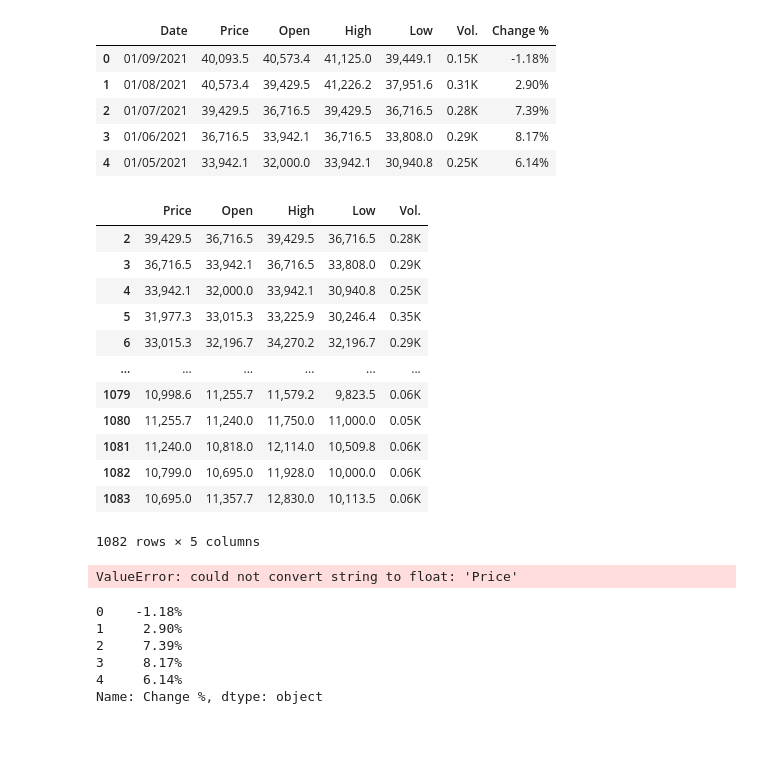
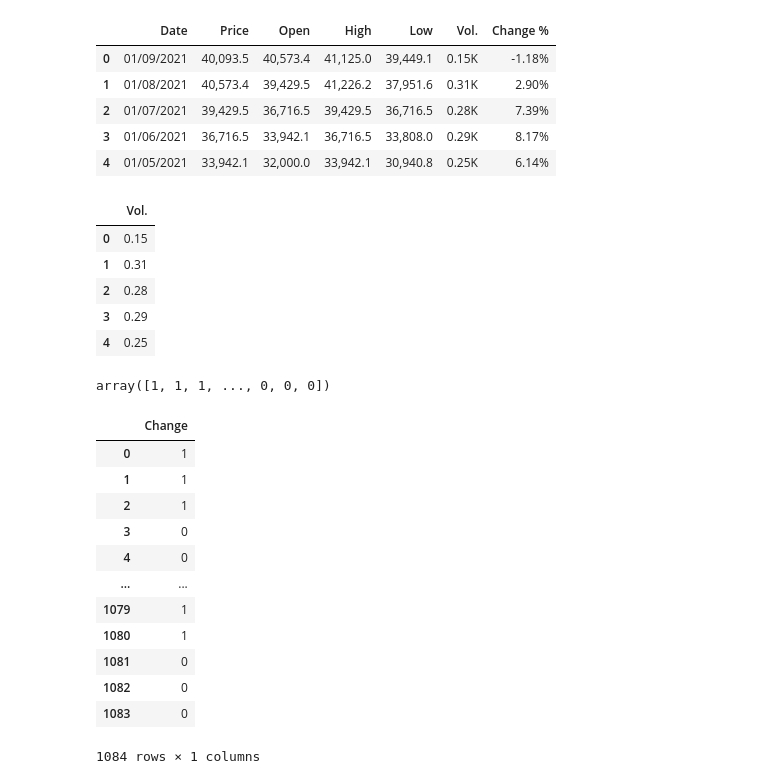
Before and after one commit to Praga3004/linear_regression, a Jupyter notebook: trade_predicton.ipynb, the cells around one changed output. Drawn from its saved outputs; the diff is of its cells as text; code cells hidden in the pictures; blank space fills up the shorter version.

```diff
--- a/trade_predicton.ipynb
+++ b/trade_predicton.ipynb
@@ -105 +110,15 @@ data.head()
+# %%
+temp.head()
+# %% [output]
+|  | Vol. |
+| 0 | 0.15 |
+| 1 | 0.31 |
+| 2 | 0.28 |
+| 3 | 0.29 |
+| 4 | 0.25 |
+# %%
+temp=np.asarray(data['Vol.'])
+temp=np.asarray([float(z)*1000 for z in temp])
+# %%
+data['Vol.']=temp
 # %%
@@ -107,21 +126,0 @@ x=data[['Price','Open','High','Low','Vol.']]
-# %%
-x[2 :]
-# %% [output]
-|  | Price | Open | High | Low | Vol. |
-| 2 | 39,429.5 | 36,716.5 | 39,429.5 | 36,716.5 | 0.28K |
-| 3 | 36,716.5 | 33,942.1 | 36,716.5 | 33,808.0 | 0.29K |
-| 4 | 33,942.1 | 32,000.0 | 33,942.1 | 30,940.8 | 0.25K |
-| 5 | 31,977.3 | 33,015.3 | 33,225.9 | 30,246.4 | 0.35K |
-| 6 | 33,015.3 | 32,196.7 | 34,270.2 | 32,196.7 | 0.29K |
-| ... | ... | ... | ... | ... | ... |
-| 1079 | 10,998.6 | 11,255.7 | 11,579.2 | 9,823.5 | 0.06K |
-| 1080 | 11,255.7 | 11,240.0 | 11,750.0 | 11,000.0 | 0.05K |
-| 1081 | 11,240.0 | 10,818.0 | 12,114.0 | 10,509.8 | 0.06K |
-| 1082 | 10,799.0 | 10,695.0 | 11,928.0 | 10,000.0 | 0.06K |
-| 1083 | 10,695.0 | 11,357.7 | 12,830.0 | 10,113.5 | 0.06K |
-1082 rows × 5 columns
-# %%
-
-x=np.asarray([float(z.replace(',','')) for z in x])
-# %% [output]
-ValueError: could not convert string to float: 'Price'
@@ -128,2 +130,4 @@ ValueError: could not convert string to float: 'Price'
 # %%
-y=data['Change %']
+y
+# %% [output]
+array([1, 1, 1, ..., 0, 0, 0])
@@ -130,9 +137,16 @@ y=data['Change %']
 # %%
-y.head()
+y
 # %% [output]
+|  | Change |
+| 0 | 1 |
+| 1 | 1 |
+| 2 | 1 |
+| 3 | 0 |
+| 4 | 0 |
+| ... | ... |
+| 1079 | 1 |
+| 1080 | 1 |
+| 1081 | 0 |
+| 1082 | 0 |
+| 1083 | 0 |
-0    -1.18%
-1     2.90%
-2     7.39%
-3     8.17%
-4     6.14%
-Name: Change %, dtype: object
+1084 rows × 1 columns
```
Also changed, not shown: parts of 13 cells of this notebook.
